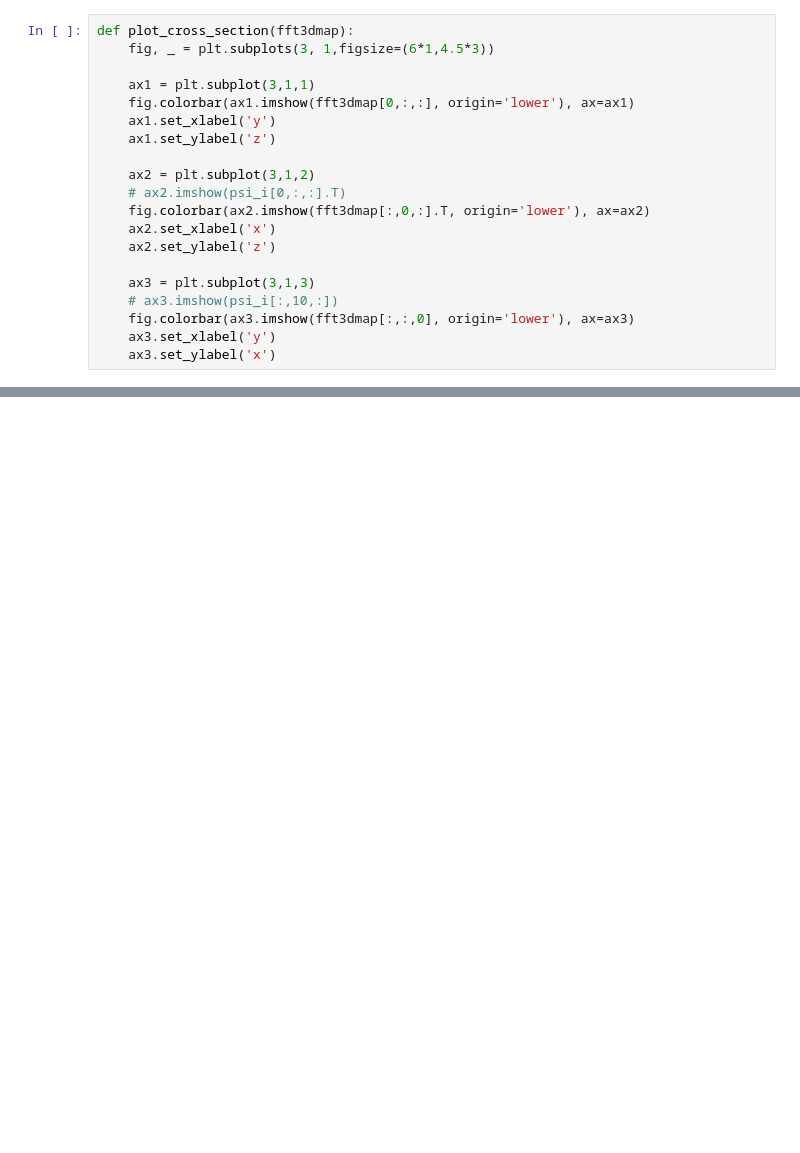
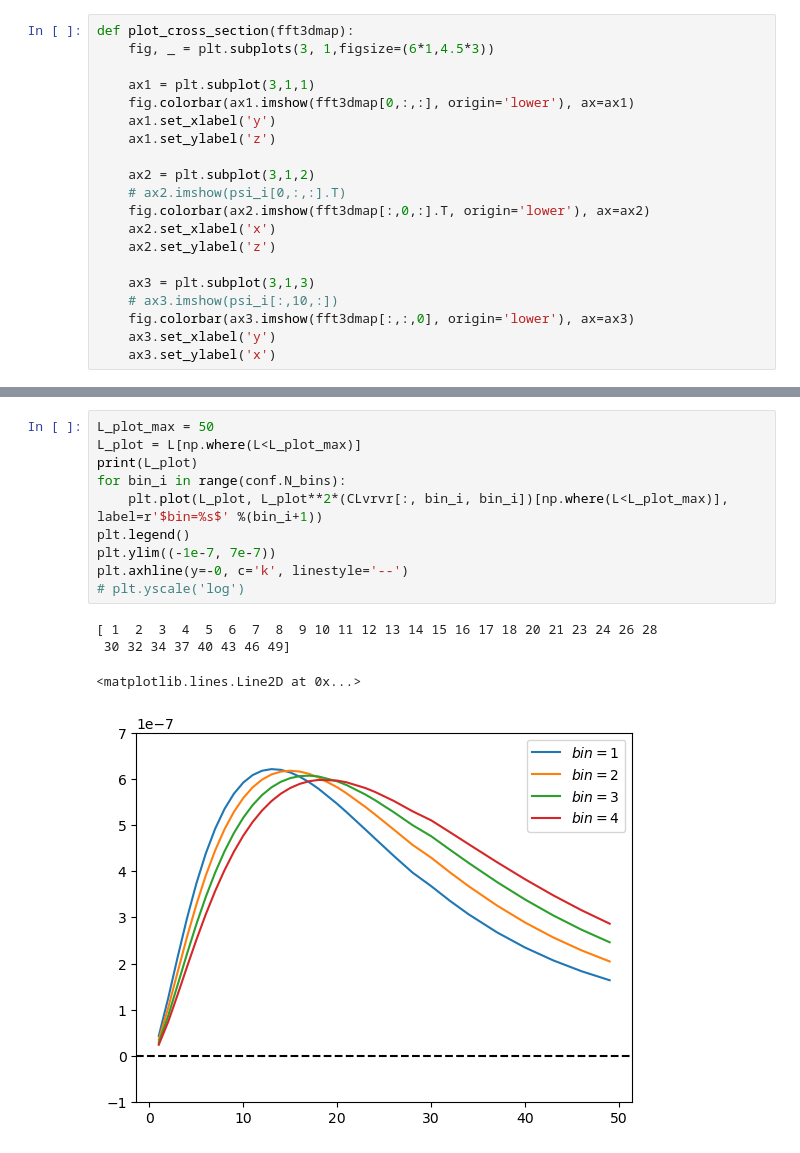
Before and after one commit to catketchup/ReCCO, a Jupyter notebook: code/test.ipynb, the cells around one changed output, grey strips where cells are left out. Cells and saved outputs as stored; diff of their text form; blank space fills up the shorter version.

```diff
--- a/code/test.ipynb
+++ b/code/test.ipynb
@@ -69,3 +83,18 @@ print(zb.zbins_z)
+# %%
+L_plot_max = 50
+L_plot = L[np.where(L<L_plot_max)]
+print(L_plot)
+for bin_i in range(conf.N_bins):
+    plt.plot(L_plot, L_plot**2*(CLvrvr[:, bin_i, bin_i])[np.where(L<L_plot_max)], label=r'$bin=%s$' %(bin_i+1))
+plt.legend()
+plt.ylim((-1e-7, 7e-7))
+plt.axhline(y=-0, c='k', linestyle='--')
+# plt.yscale('log')
+# %% [output]
+[ 1  2  3  4  5  6  7  8  9 10 11 12 13 14 15 16 17 18 20 21 23 24 26 28
+ 30 32 34 37 40 43 46 49]
+<matplotlib.lines.Line2D at 0x...>
+[figure, added]
 # %%
 print('Generating vmap and vlm')
 nside = 30
```
Also changed, not shown: parts of 49 cells of this notebook, 3 other files.
